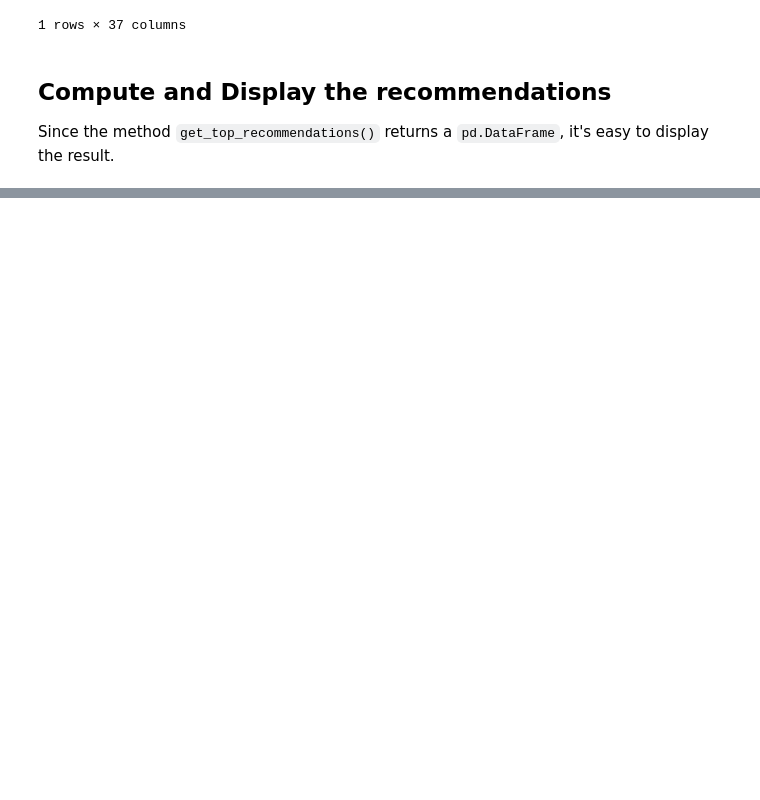
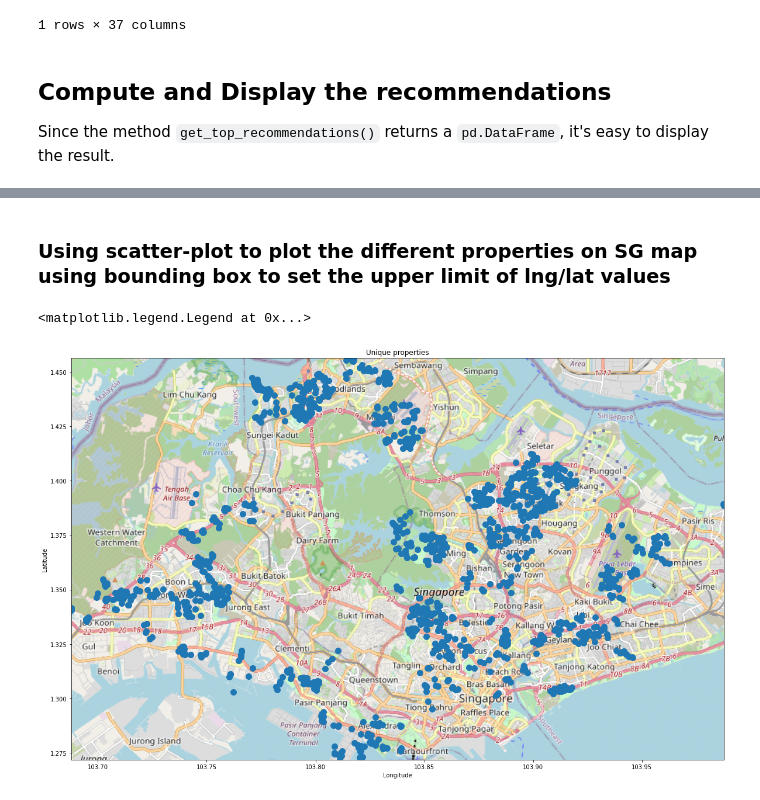
Before and after one commit to nish-d/ParanormalDistribution, a Jupyter notebook: notebooks/task2_Recommendation.ipynb, the cells around one changed output, grey strips where cells are left out. Saved outputs shown, nothing was run; the diff lists cells and outputs as text; code cells hidden in the pictures; blank space fills up the shorter version.

```diff
--- a/notebooks/task2_Recommendation.ipynb
+++ b/notebooks/task2_Recommendation.ipynb
@@ -207,0 +234,14 @@ df_recommendations.head(k)
+# %% [markdown]
+### Using scatter-plot to plot the different properties on SG map using bounding box to set the upper limit of lng/lat values
+# %%
+sg_map = plt.imread('images/map_sg.png')
+BBox = [103.687807, 103.987631, 1.271743,1.456467]
+
+fig, ax = plt.subplots(figsize = (20,21))
+ax.imshow(sg_map, zorder=0, extent=BBox, aspect="equal")
+scatter_plot=ax.scatter(data=df_recommendations, x="lng", y="lat",s=100.0,cmap="magma")
+ax.set(title=f'Unique properties',xlabel="Longitude",ylabel="Latitude")
+ax.legend(*scatter_plot.legend_elements())
+# %% [output]
+<matplotlib.legend.Legend at 0x...>
+[figure, added]
```
Also changed, not shown: parts of 11 cells of this notebook, 1 other file.
